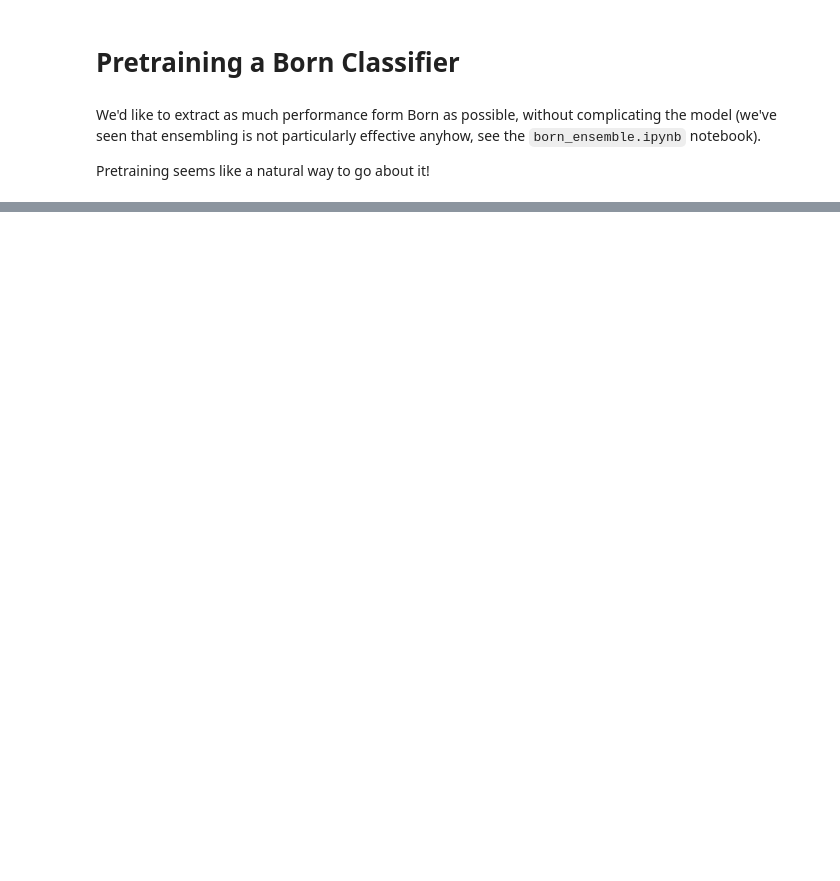
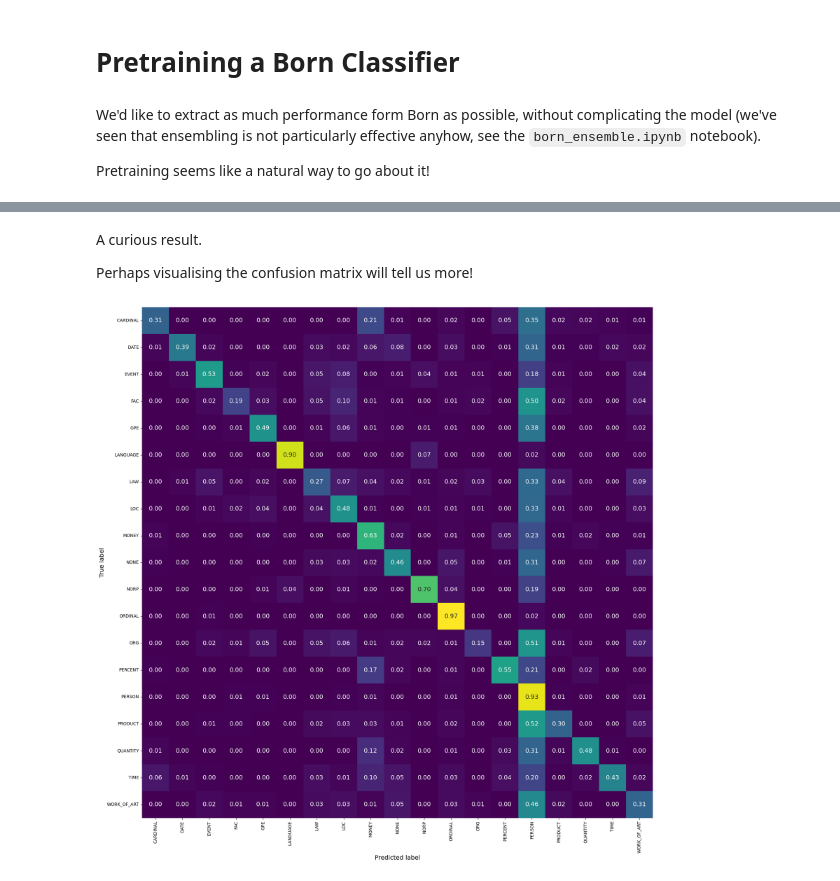
Before and after one commit to de-lachende-cavalier/bored, a Jupyter notebook: pretraining_born.ipynb, the cells around one changed output, grey strips where cells are left out. Drawn from its saved outputs; the diff is of its cells as text; code cells hidden in the pictures; blank space fills up the shorter version.

```diff
--- a/pretraining_born.ipynb
+++ b/pretraining_born.ipynb
@@ -36,0 +176,7 @@ processed_df.sample(15)
+# %%
+#! TODO: this might not be such a grand idea! => might be better to use a separate vectoriser fo the token column and then concat => otherwise I get confusion in the explain_df
+dict_vec = DictVectorizer()
+
+X_train = dict_vec.fit_transform(X_train.to_dict('records'))
+X_val = dict_vec.transform(X_valid.to_dict('records'))
+X_test = dict_vec.transform(X_test.to_dict('records'))
@@ -36,0 +185,4 @@ processed_df.sample(15)
+# %%
+born = BornClassifier()
+# 7.5s to train on ~36M tokens is quite impressive!
+born.fit(X_train, y_train)
@@ -36,0 +191,3 @@ processed_df.sample(15)
+# %%
+y_pred = born.predict(X_test)
+print(classification_report(y_true=y_test, y_pred=y_pred, labels=np.unique(y_train)))
@@ -36,0 +212,25 @@ processed_df.sample(15)
+# %% [markdown]
+A curious result.
+
+Perhaps visualising the confusion matrix will tell us more!
+# %%
+labels = ordinal_mappings['ner_tag']
+cm = confusion_matrix(y_test, y_pred, labels=range(len(labels), normalize='true'))
+# %%
+df_cm = pd.DataFrame(cm, index=labels, columns=labels)
+
+plt.figure(figsize=(18, 18))
+sns.heatmap(df_cm, annot=True, fmt='.2f', cmap='viridis',
+            xticklabels=labels, yticklabels=labels,
+            annot_kws={'size': 14}, cbar=False)
+
+plt.xticks(rotation=90)
+plt.yticks(rotation=0)
+
+plt.xlabel('Predicted label', fontsize=14)
+plt.ylabel('True label', fontsize=14)
+
+plt.tight_layout()
+plt.show()
+# %% [output]
+[figure, added]
```
Also changed, not shown: parts of 31 cells of this notebook.
